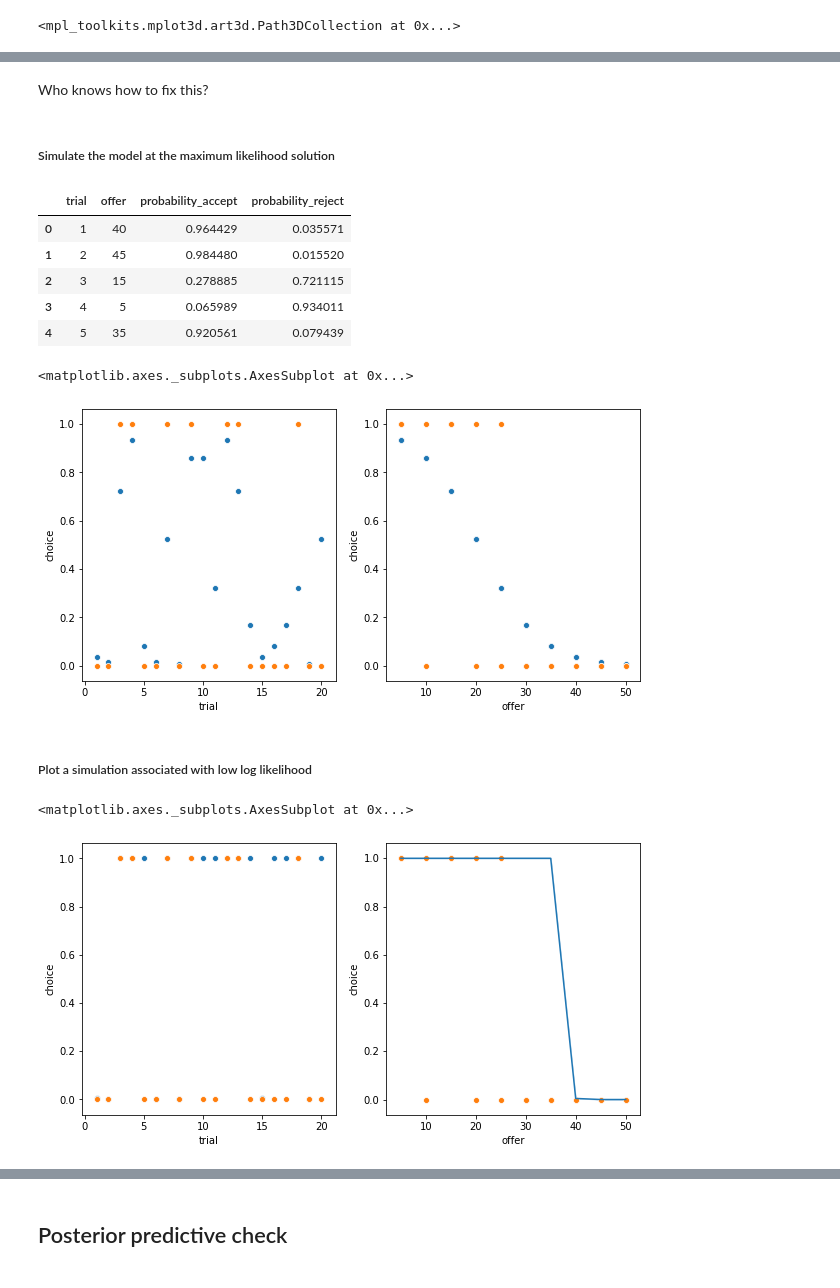
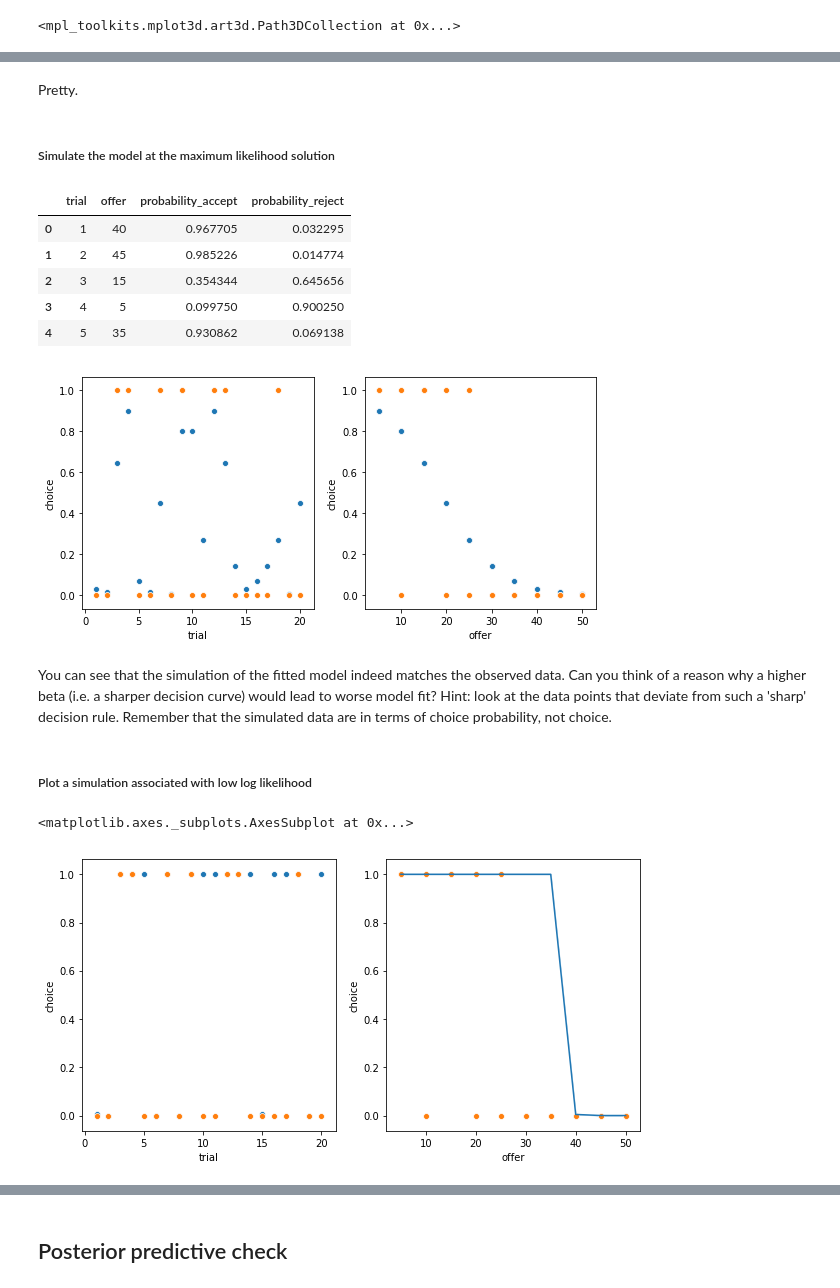
Before and after one commit to jeroenvanbaar/Computational_modeling_tutorial, a Jupyter notebook: 3.Choice_rules_and_likelihood.ipynb, the cells around one changed output, grey strips where cells are left out. Saved outputs shown, nothing was run; the diff lists cells and outputs as text; code cells hidden in the pictures.

```diff
--- a/3.Choice_rules_and_likelihood.ipynb
+++ b/3.Choice_rules_and_likelihood.ipynb
@@ -79,7 +76,7 @@ def softmax_with_choice(utilities, beta):
 model = e_greedy
 utilities = [6, 5.9] # just randomly chosen numbers
 choices = []
-epsilon = .9
+epsilon = .8
 for trial in range(10000):
     choice = model(utilities, epsilon)
     choices.append(choice)
@@ -264,7 +261,7 @@ def compute_loglike(data, alpha, beta):
 ##### Evaluate the log-likelihood of the subject's data for a variety of alphas and betas
 # %%
 loglike_results = pd.DataFrame()
-alphas = np.round(np.arange(0, 2, .05), decimals = 2) # Get weird precision issue if I don't do this
+alphas = np.round(np.arange(0, 2, .1), decimals = 2) # Get weird precision issue if I don't do this
 betas = np.round(np.arange(0, 1, .05), decimals = 2)
 for alpha in alphas:
     for beta in betas:
@@ -328,11 +322,0 @@ ax.scatter3D(x, y, z, c=z, cmap='jet')
-# %%
-alpha = np.unique(loglike_results['alpha'].values)
-beta = np.unique(loglike_results['beta'].values)
-ALPHA, BETA = np.meshgrid(alpha, beta)
-Z = np.mat(loglike_results['loglike'])
-Z = Z.reshape(len(alpha), len(beta))
-Z = [[loglike_results.query('alpha == @i and beta == @j')['loglike'].iloc[0]
-      for i in alpha] for j in beta]
-fig = plt.figure()
-ax = plt.axes(projection='3d')
-ax.contour3D(ALPHA, BETA, np.array(Z))
@@ -342,5 +323,5 @@ ax.contour3D(ALPHA, BETA, np.array(Z))
-# %% [markdown]
-Who knows how to fix this?
+# %% [markdown]
+Pretty.
 # %% [markdown]
 ##### Simulate the model at the maximum likelihood solution
 # %%
@@ -350,23 +331,28 @@ simulated_data['probability_reject'] = 1 - simulated_data['probability_accept']
 simulated_data.head()
 # %% [output]
 |  | trial | offer | probability_accept | probability_reject |
-| 0 | 1 | 40 | 0.964429 | 0.035571 |
-| 1 | 2 | 45 | 0.984480 | 0.015520 |
-| 2 | 3 | 15 | 0.278885 | 0.721115 |
-| 3 | 4 | 5 | 0.065989 | 0.934011 |
-| 4 | 5 | 35 | 0.920561 | 0.079439 |
+| 0 | 1 | 40 | 0.967705 | 0.032295 |
+| 1 | 2 | 45 | 0.985226 | 0.014774 |
+| 2 | 3 | 15 | 0.354344 | 0.645656 |
+| 3 | 4 | 5 | 0.099750 | 0.900250 |
+| 4 | 5 | 35 | 0.930862 | 0.069138 |
 # %%
-fig, ax = plt.subplots(nrows = 1, ncols = 2, figsize = [10,5])
+%matplotlib inline
+
+fig, ax = plt.subplots(nrows = 1, ncols = 2, figsize = [8,4])
 
 # Choice over trial
 sns.scatterplot(data = simulated_data, x = 'trial', y = 'probability_reject', ax = ax[0])
 sns.scatterplot(data = sub_data, x = 'trial', y = 'choice', ax = ax[0])
 # Choice by offer
 sns.scatterplot(data = simulated_data, x = 'offer', y = 'probability_reject', ax = ax[1])
 sns.scatterplot(data = sub_data, x = 'offer', y = 'choice', ax = ax[1])
+
+plt.tight_layout()
 # %% [output]
-<matplotlib.axes._subplots.AxesSubplot at 0x...>
-[figure, old version]
+[figure, new version]
+# %% [markdown]
+You can see that the simulation of the fitted model indeed matches the observed data. Can you think of a reason why a higher beta (i.e. a sharper decision curve) would lead to worse model fit? Hint: look at the data points that deviate from such a 'sharp' decision rule. Remember that the simulated data are in terms of choice probability, not choice.
 # %% [markdown]
 ##### Plot a simulation associated with low log likelihood
 # %%
@@ -384,4 +370,4 @@ sns.scatterplot(data = sub_data, x = 'offer', y = 'choice', ax = ax[1],
                 color = sns.color_palette('tab10')[1])
 # %% [output]
 <matplotlib.axes._subplots.AxesSubplot at 0x...>
-[figure, old version]
+[figure, new version]
```
Also changed, not shown: parts of 14 cells of this notebook, 3 other files.
